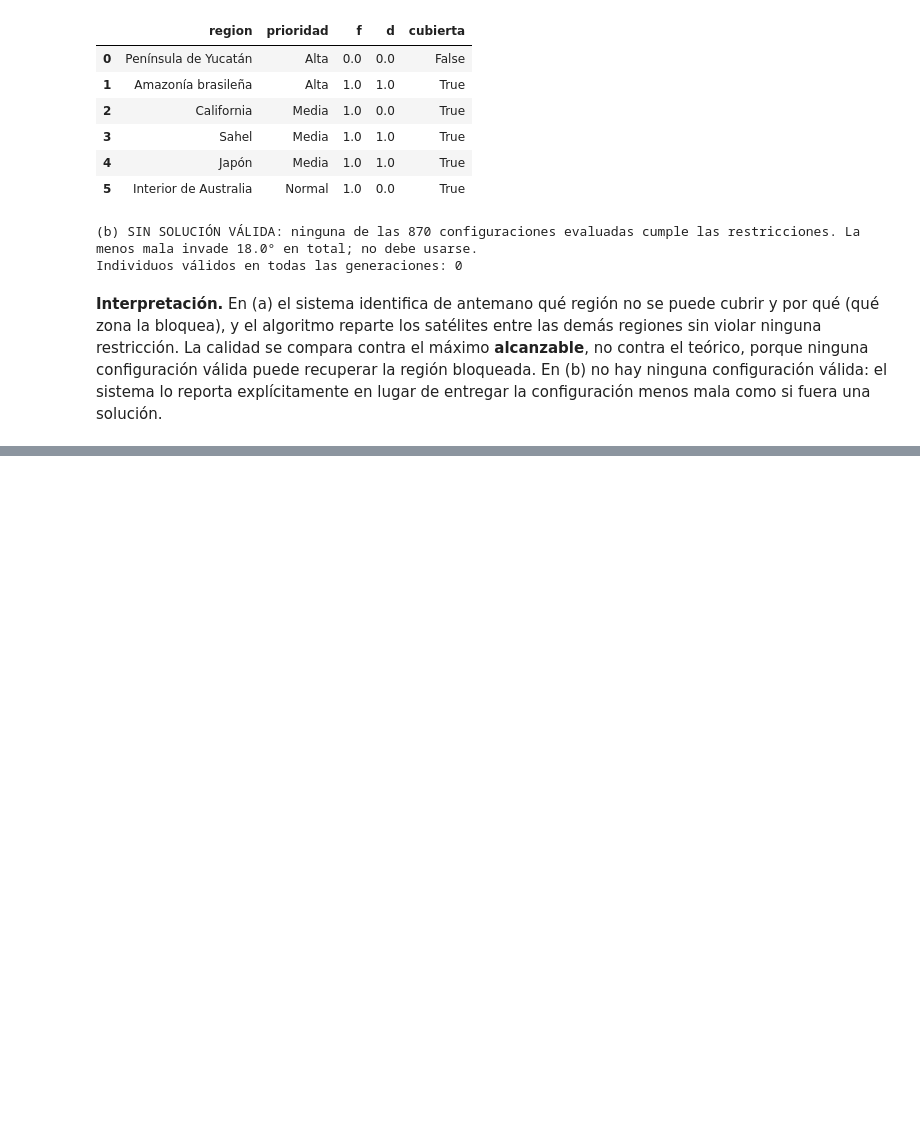
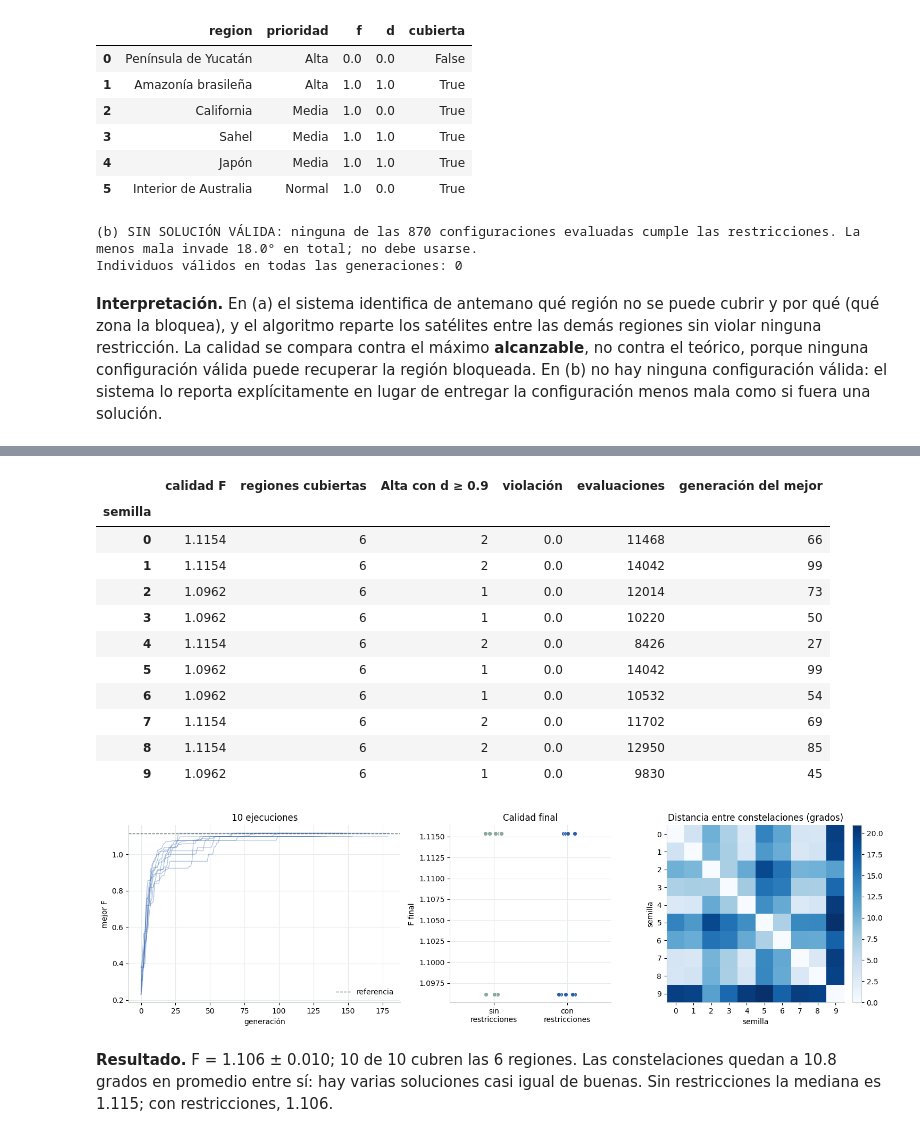
Before and after one commit to AlexRecaman/astroshield, a Jupyter notebook: astroshield.ipynb, the cells around one changed output, grey strips where cells are left out. Drawn from its saved outputs; the diff is of its cells as text; code cells hidden in the pictures; blank space fills up the shorter version.

Commit message:
Parte 4: globo 3D y mapa 2D, variación entre ejecuciones, prueba GA vs aleatoria, análisis y uso de IA

```diff
--- a/astroshield.ipynb
+++ b/astroshield.ipynb
@@ -1062,0 +1810,73 @@ Individuos válidos en todas las generaciones: 0
+# %%
+from scipy.optimize import linear_sum_assignment
+
+SEMILLAS = list(range(10))
+res_semillas = [evolucionar_con_restricciones(esc_base, ParametrosGA(semilla=s)) for s in SEMILLAS]
+res_sin_restr = [evolucionar(esc_etapa1, ParametrosGA(semilla=s)) for s in SEMILLAS]
+
+
+def fila_ejecucion(res, s, esc):
+    ev, cfg = res["mejor"]["eval"], res["mejor"]["config"]
+    cob = cobertura_por_region(cfg, esc)
+    return {"semilla": s, "calidad F": ev["fitness"], "regiones cubiertas": ev["cubiertas"],
+            "Alta con d ≥ 0.9": int((cob.loc[cob["prioridad"] == "Alta", "d"] >= 0.9).sum()),
+            "violación": ev["violacion"], "evaluaciones": res["evaluaciones"], "generación del mejor": res["generacion_mejor"]}
+
+
+def distancia_configuraciones(a, b):
+    d = distancia_angular(a[:, None, 0], a[:, None, 1], b[None, :, 0], b[None, :, 1])
+    r, c = linear_sum_assignment(d)
+    return float(d[r, c].mean())
+
+
+tabla_semillas = pd.DataFrame([fila_ejecucion(r, s, esc_base) for r, s in zip(res_semillas, SEMILLAS)]).set_index("semilla")
+assert (tabla_semillas["violación"] == 0).all()
+display(tabla_semillas.round(4))
+
+configs_finales = [r["mejor"]["config"] for r in res_semillas]
+m = np.array([[distancia_configuraciones(a, b) for b in configs_finales] for a in configs_finales])
+pares = m[np.triu_indices(len(m), k=1)]
+f_con = tabla_semillas["calidad F"].values
+f_sin = np.array([r["mejor"]["eval"]["fitness"] for r in res_sin_restr])
+
+with plt.rc_context(ESTILO):
+    fig, ax = plt.subplots(1, 3, figsize=(15, 4.3), gridspec_kw={"width_ratios": [1.35, 0.8, 1]})
+    for r in res_semillas:
+        ax[0].plot(r["historial"]["generacion"], r["historial"]["mejor_global"], color=PALETA["sat"], alpha=0.35, lw=1)
+    ax[0].axhline(F_MAX, ls="--", c=PALETA["gris"], lw=1, label="referencia")
+    ax[0].set(xlabel="generación", ylabel="mejor F", title="10 ejecuciones")
+    ax[0].legend(loc="lower right", frameon=False)
+    for k, (vals, col) in enumerate([(f_sin, "#8aa79b"), (f_con, PALETA["sat"])]):
+        x = k + np.random.default_rng(k).uniform(-0.12, 0.12, len(vals))
+        ax[1].scatter(x, vals, s=36, c=col, ec="white", lw=0.8, zorder=3)
+    ax[1].set_xticks([0, 1], ["sin\nrestricciones", "con\nrestricciones"])
+    ax[1].set(ylabel="F final", title="Calidad final", xlim=(-0.6, 1.6))
+    im = ax[2].imshow(m, cmap="Blues", vmin=0)
+    ax[2].set_xticks(range(10), SEMILLAS)
+    ax[2].set_yticks(range(10), SEMILLAS)
+    ax[2].grid(False)
+    ax[2].set(xlabel="semilla", ylabel="semilla", title="Distancia entre constelaciones (grados)")
+    fig.colorbar(im, ax=ax[2], fraction=0.046, pad=0.04)
+    plt.tight_layout()
+    plt.show()
+
+md(f"""**Resultado.** F = {f_con.mean():.3f} ± {f_con.std(ddof=1):.3f}; {int((tabla_semillas['regiones cubiertas'] == 6).sum())} de 10 cubren las 6 regiones.
+Las constelaciones quedan a {pares.mean():.1f} grados en promedio entre sí: hay varias soluciones casi igual de buenas.
+Sin restricciones la mediana es {np.median(f_sin):.3f}; con restricciones, {np.median(f_con):.3f}.""")
+# %% [output]
+|  | calidad F | regiones cubiertas | Alta con d ≥ 0.9 | violación | evaluaciones | generación del mejor |
+| semilla |  |  |  |  |  |  |
+| 0 | 1.1154 | 6 | 2 | 0.0 | 11468 | 66 |
+| 1 | 1.1154 | 6 | 2 | 0.0 | 14042 | 99 |
+| 2 | 1.0962 | 6 | 1 | 0.0 | 12014 | 73 |
+| 3 | 1.0962 | 6 | 1 | 0.0 | 10220 | 50 |
+| 4 | 1.1154 | 6 | 2 | 0.0 | 8426 | 27 |
+| 5 | 1.0962 | 6 | 1 | 0.0 | 14042 | 99 |
+| 6 | 1.0962 | 6 | 1 | 0.0 | 10532 | 54 |
+| 7 | 1.1154 | 6 | 2 | 0.0 | 11702 | 69 |
+| 8 | 1.1154 | 6 | 2 | 0.0 | 12950 | 85 |
+| 9 | 1.0962 | 6 | 1 | 0.0 | 9830 | 45 |
+[figure, added]
+**Resultado.** F = 1.106 ± 0.010; 10 de 10 cubren las 6 regiones.
+Las constelaciones quedan a 10.8 grados en promedio entre sí: hay varias soluciones casi igual de buenas.
+Sin restricciones la mediana es 1.115; con restricciones, 1.106.
```
Also changed, not shown: parts of 24 cells of this notebook.
